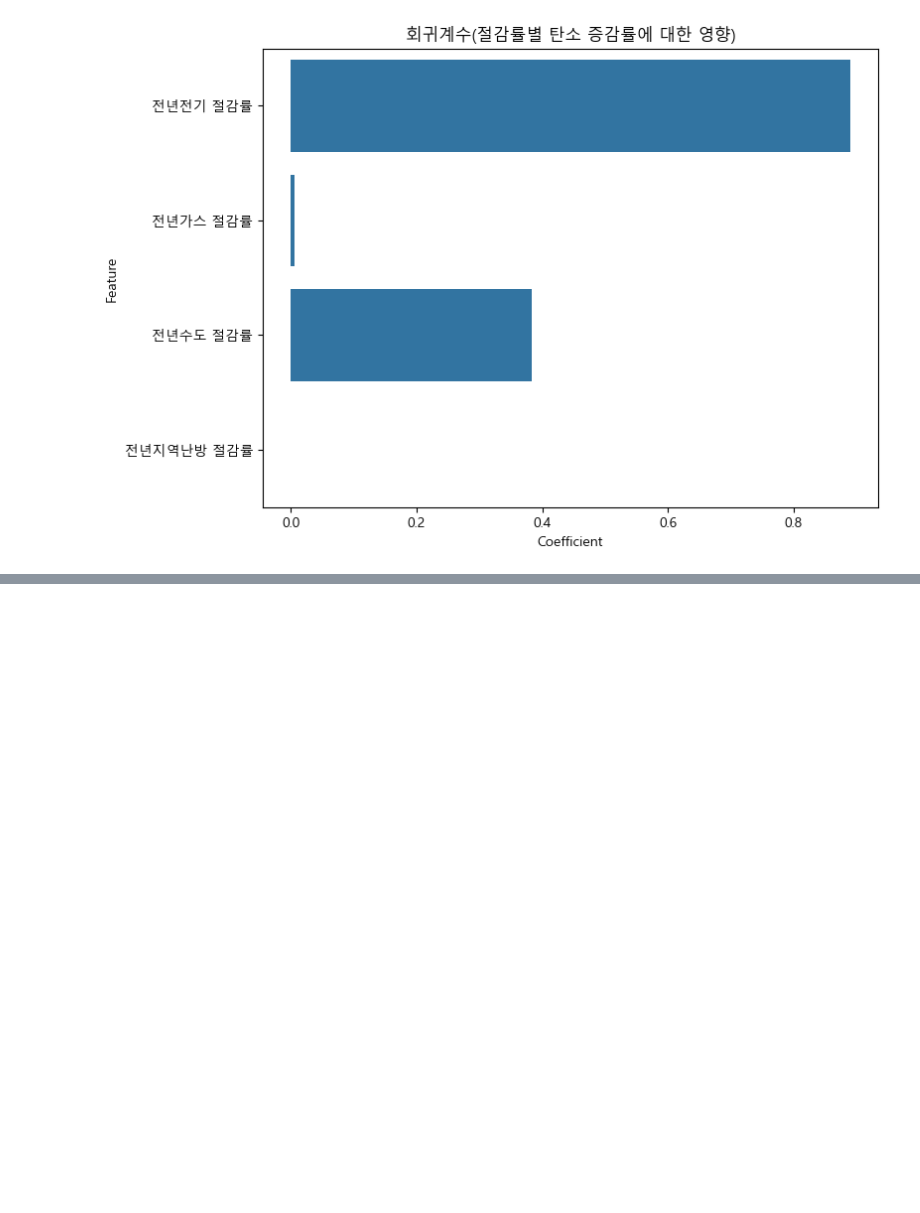
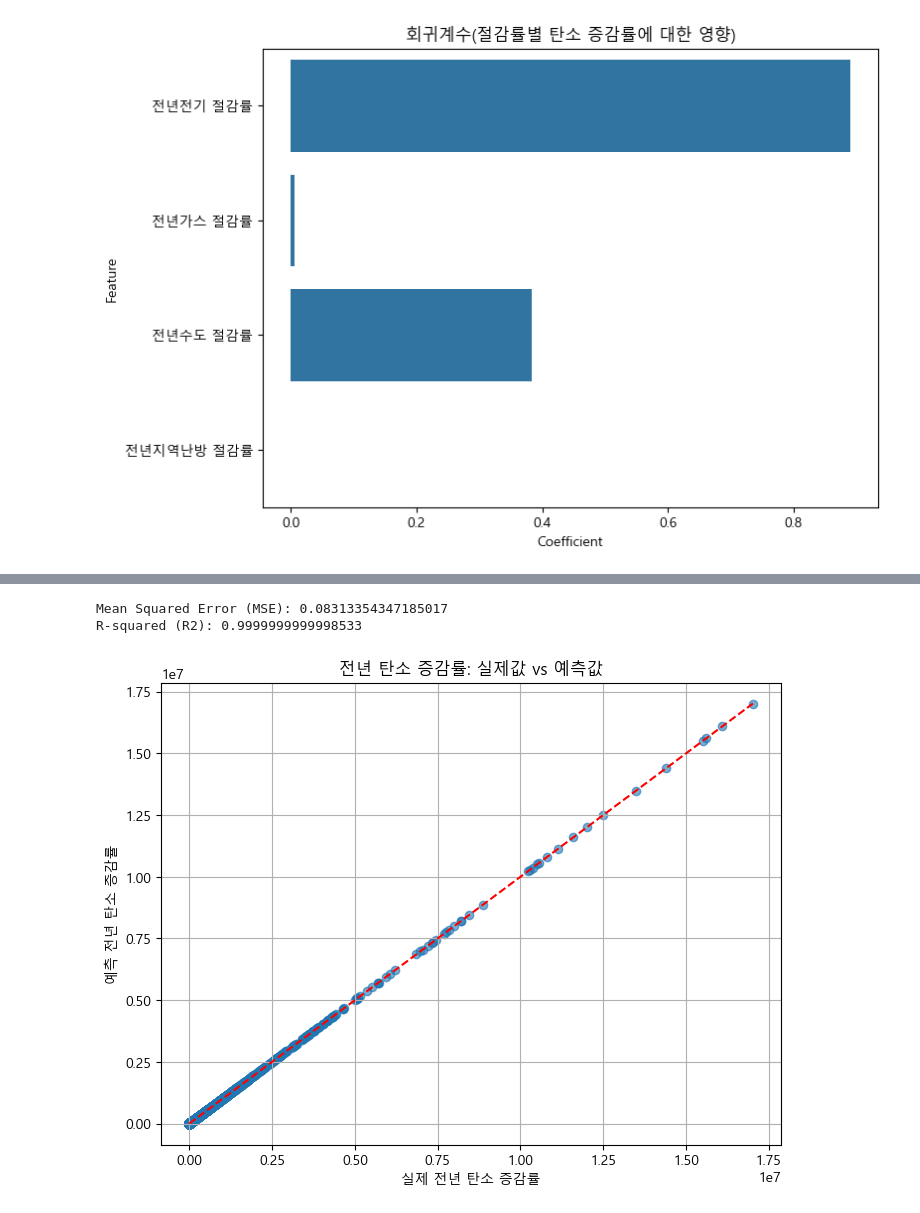
Before and after one commit to 8resd8/Econimal, a Jupyter notebook: Data/pandas_test.ipynb, the cells around one changed output, grey strips where cells are left out. Cells and saved outputs as stored; diff of their text form; code cells hidden in the pictures; blank space fills up the shorter version.

```diff
--- a/Data/pandas_test.ipynb
+++ b/Data/pandas_test.ipynb
@@ -261,0 +335,49 @@ plt.show()
+# %%
+# 절감률 대신 절대적인 양으로 비
+feature_cols = [
+    '현년 전기사용량',
+    '현년 가스사용량',
+    '현년 수도사용량',
+    '현년 지역난방 사용량'
+]
+target_col = '현년 탄소'
+
+df = df.dropna(subset=feature_cols + [target_col])
+
+X = df[feature_cols]
+y = df[target_col]
+
+X_train, X_test, y_train, y_test = train_test_split(
+    X, y,
+    test_size=0.2,
+    random_state=42
+)
+# %%
+# PolynomialFeatures를 이용해 각 변수간의 상호작용 항(곱) 생성
+# interaction_only=True이면 각 변수의 제곱은 제외하고 상호작용 항만 생성
+poly = PolynomialFeatures(degree=2, interaction_only=True, include_bias=False)
+X_train_poly = poly.fit_transform(X_train)
+X_test_poly = poly.transform(X_test)
+# %%
+model = LinearRegression()
+model.fit(X_train_poly, y_train)
+
+y_pred = model.predict(X_test_poly)
+mse = mean_squared_error(y_test, y_pred)
+r2 = r2_score(y_test, y_pred)
+
+print("Mean Squared Error (MSE):", mse)
+print("R-squared (R2):", r2)
+
+plt.figure(figsize=(8, 6))
+plt.scatter(y_test, y_pred, alpha=0.6)
+plt.plot([y_test.min(), y_test.max()], [y_test.min(), y_test.max()], 'r--')
+plt.xlabel('실제 전년 탄소 증감률')
+plt.ylabel('예측 전년 탄소 증감률')
+plt.title('전년 탄소 증감률: 실제값 vs 예측값')
+plt.grid(True)
+plt.show()
+# %% [output]
+Mean Squared Error (MSE): 0.08313354347185017
+R-squared (R2): 0.9999999999998533
+[figure, added]
```
Also changed, not shown: parts of 6 cells of this notebook.
